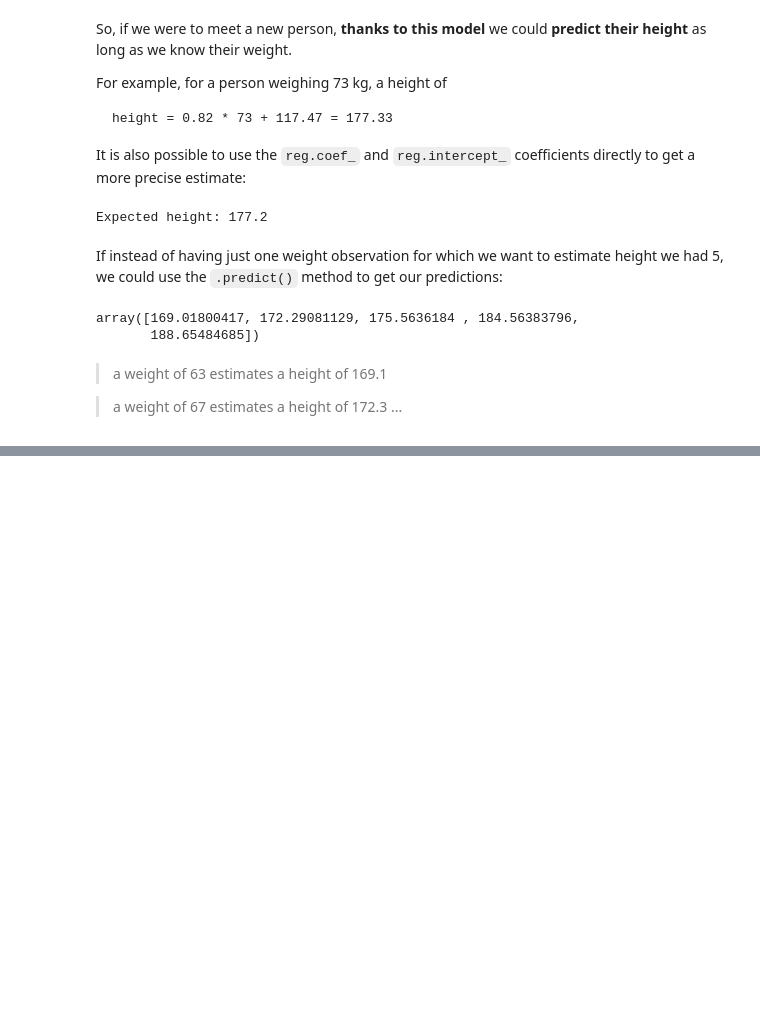
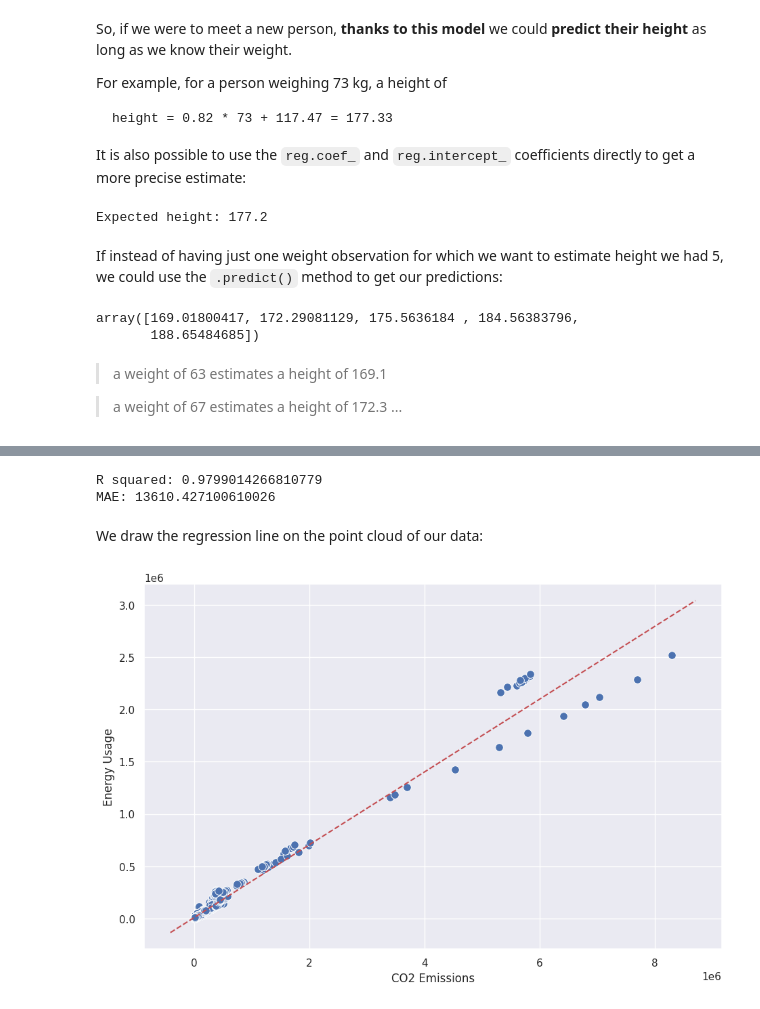
Before and after one commit to JungleKiosk/py_Global_Energy, a Jupyter notebook: py_Global_NRG.ipynb, the cells around one changed output, grey strips where cells are left out. Drawn from its saved outputs; the diff is of its cells as text; code cells hidden in the pictures; blank space fills up the shorter version.

Commit message:
real case: train, test split and efficacy of model

```diff
--- a/py_Global_NRG.ipynb
+++ b/py_Global_NRG.ipynb
@@ -462,0 +530,5 @@ array([169.01800417, 172.29081129, 175.5636184 , 184.56383796,
+# %%
+from os import X_OK
+X_train, X_test, y_train, y_test = train_test_split(df_reg['CO2 Emissions'], df_reg['Energy Usage'],
+                                                    test_size=0.3, random_state=42)
+print(X_train)
@@ -462,0 +539,4 @@ array([169.01800417, 172.29081129, 175.5636184 , 184.56383796,
+# %%
+reg = LinearRegression()
+reg.fit(X = X_train.values.reshape(-1, 1),
+        y = y_train)
@@ -462,0 +566,22 @@ array([169.01800417, 172.29081129, 175.5636184 , 184.56383796,
+# %%
+print(f"R squared: {r2}")
+print(f"MAE: {mae}")
+# %% [output]
+R squared: 0.9799014266810779
+MAE: 13610.427100610026
+# %% [markdown]
+We draw the regression line on the point cloud of our data:
+# %%
+sns.scatterplot(x='CO2 Emissions', y='Energy Usage', data=df_reg, s=70)
+
+intercept = reg.intercept_
+slope = reg.coef_[0]
+
+axes = plt.gca()
+x_vals = np.array(axes.get_xlim())
+y_vals = intercept + slope * x_vals
+plt.plot(x_vals, y_vals, '--', color='r')
+
+plt.show()
+# %% [output]
+[figure, added]
```
Also changed, not shown: parts of 24 cells of this notebook.
